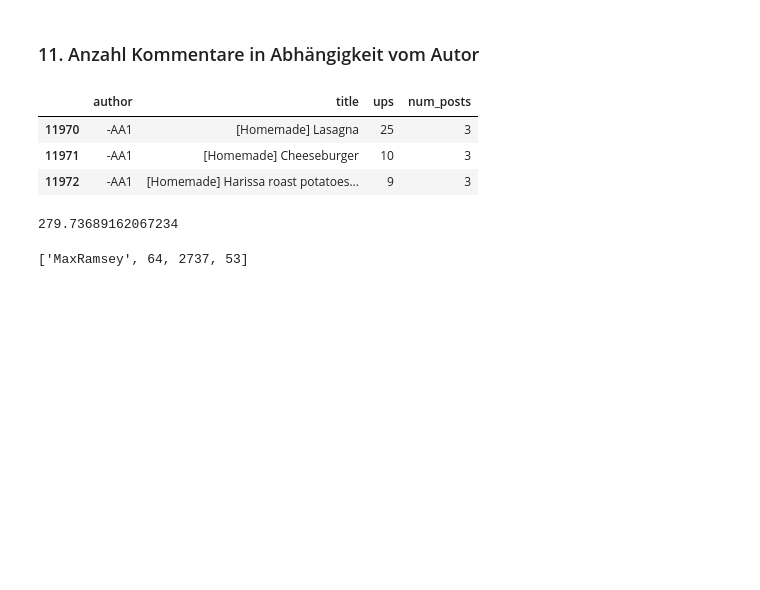
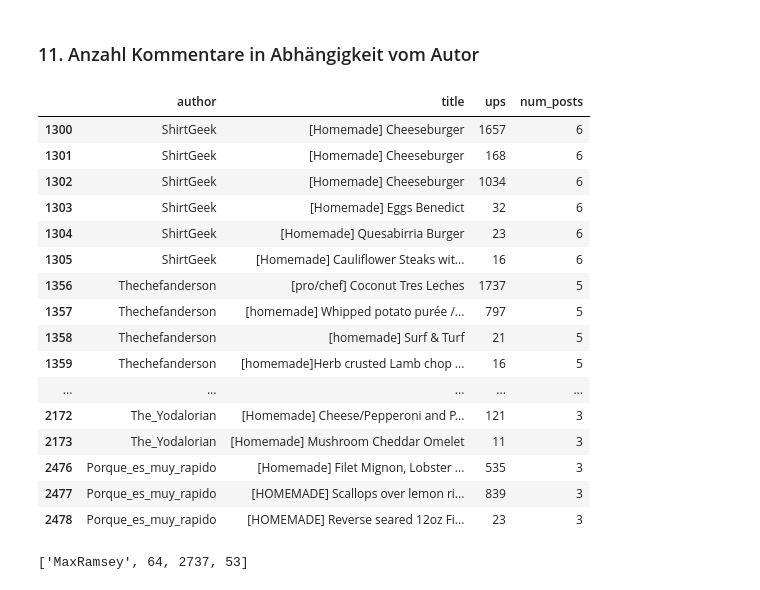
Before and after one commit to ZerhackerJagi/food_dashboard, a Jupyter notebook: Dashboard.ipynb, the cells around one changed output. Drawn from its saved outputs; the diff is of its cells as text; code cells hidden in the pictures; blank space fills up the shorter version.

```diff
--- a/Dashboard.ipynb
+++ b/Dashboard.ipynb
@@ -481,7 +471,0 @@ dfar_fg = dfar_f[["author", "title", "ups", "num_posts"]].groupby("author")
-# %%
-dfar_fg.get_group("-AA1")
-# %% [output]
-|  | author | title | ups | num_posts |
-| 11970 | -AA1 | [Homemade] Lasagna | 25 | 3 |
-| 11971 | -AA1 | [Homemade] Cheeseburger | 10 | 3 |
-| 11972 | -AA1 | [Homemade] Harissa roast potatoes... | 9 | 3 |
@@ -490,2 +472,33 @@ test = dfar_fg.filter(lambda x: x["ups"].mean() > dfr_ds["ups"].quantile(0.9))
+# %%
+df_mean_user = dfar_f[["author", "title", "ups"]].groupby("author").mean()
+df_std_user = dfar_f[["author", "title", "ups"]].groupby("author").std()
+
+df_mean_user.rename({"ups":"mean_ups"}, axis=1, inplace=True)
+df_std_user.rename({"ups":"std_ups"}, axis=1, inplace=True)
+
+dfar = pd.merge(dfr_ds, df_mean_user, on="author")
+dfar = pd.merge(dfar, df_std_user, on="author")
+
+test = dfar_fg.filter(lambda x: (x["ups"].mean() > dfar.drop_duplicates(subset=["author"])["mean_ups"].quantile(0.9)))
+dfar_fg = test.groupby("author")
+test = dfar_fg.filter(lambda x: (x["ups"].std() < dfar.drop_duplicates(subset=["author"])["std_ups"].quantile(0.9)))
 # %%
-test =
+test
+# %% [output]
+|  | author | title | ups | num_posts |
+| 1300 | ShirtGeek | [Homemade] Cheeseburger | 1657 | 6 |
+| 1301 | ShirtGeek | [Homemade] Cheeseburger | 168 | 6 |
+| 1302 | ShirtGeek | [Homemade] Cheeseburger | 1034 | 6 |
+| 1303 | ShirtGeek | [Homemade] Eggs Benedict | 32 | 6 |
+| 1304 | ShirtGeek | [Homemade] Quesabirria Burger | 23 | 6 |
+| 1305 | ShirtGeek | [Homemade] Cauliflower Steaks wit... | 16 | 6 |
+| 1356 | Thechefanderson | [pro/chef] Coconut Tres Leches | 1737 | 5 |
+| 1357 | Thechefanderson | [homemade] Whipped potato purée /... | 797 | 5 |
+| 1358 | Thechefanderson | [homemade] Surf & Turf | 21 | 5 |
+| 1359 | Thechefanderson | [homemade]Herb crusted Lamb chop ... | 16 | 5 |
+| ... | ... | ... | ... | ... |
+| 2172 | The_Yodalorian | [Homemade] Cheese/Pepperoni and P... | 121 | 3 |
+| 2173 | The_Yodalorian | [Homemade] Mushroom Cheddar Omelet | 11 | 3 |
+| 2476 | Porque_es_muy_rapido | [Homemade] Filet Mignon, Lobster ... | 535 | 3 |
+| 2477 | Porque_es_muy_rapido | [HOMEMADE] Scallops over lemon ri... | 839 | 3 |
+| 2478 | Porque_es_muy_rapido | [HOMEMADE] Reverse seared 12oz Fi... | 23 | 3 |
@@ -494,7 +505,3 @@ df_counts_relevant = df_counts[df_counts["num_posts"]>2]
-# %%
-dfr_ds["ups"].mean()
-# %% [output]
-279.73689162067234
 # %%
 authors2 = []
 
```
Also changed, not shown: parts of 22 cells of this notebook, 2 other files.
